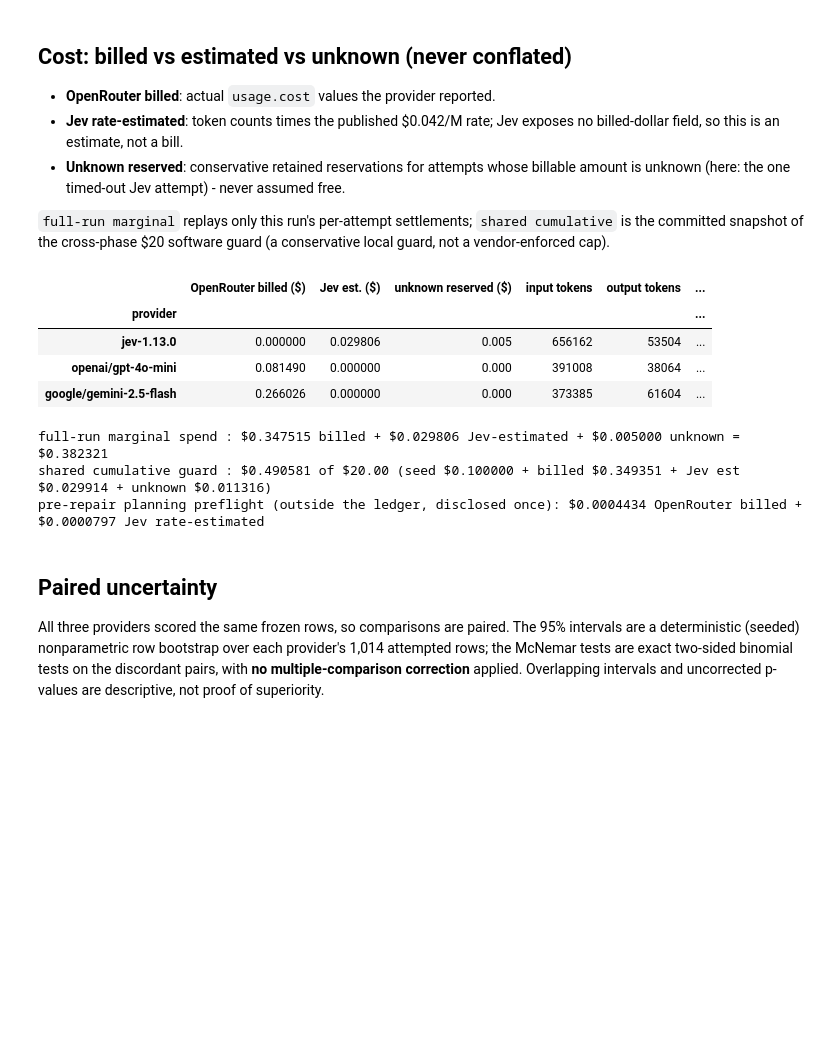
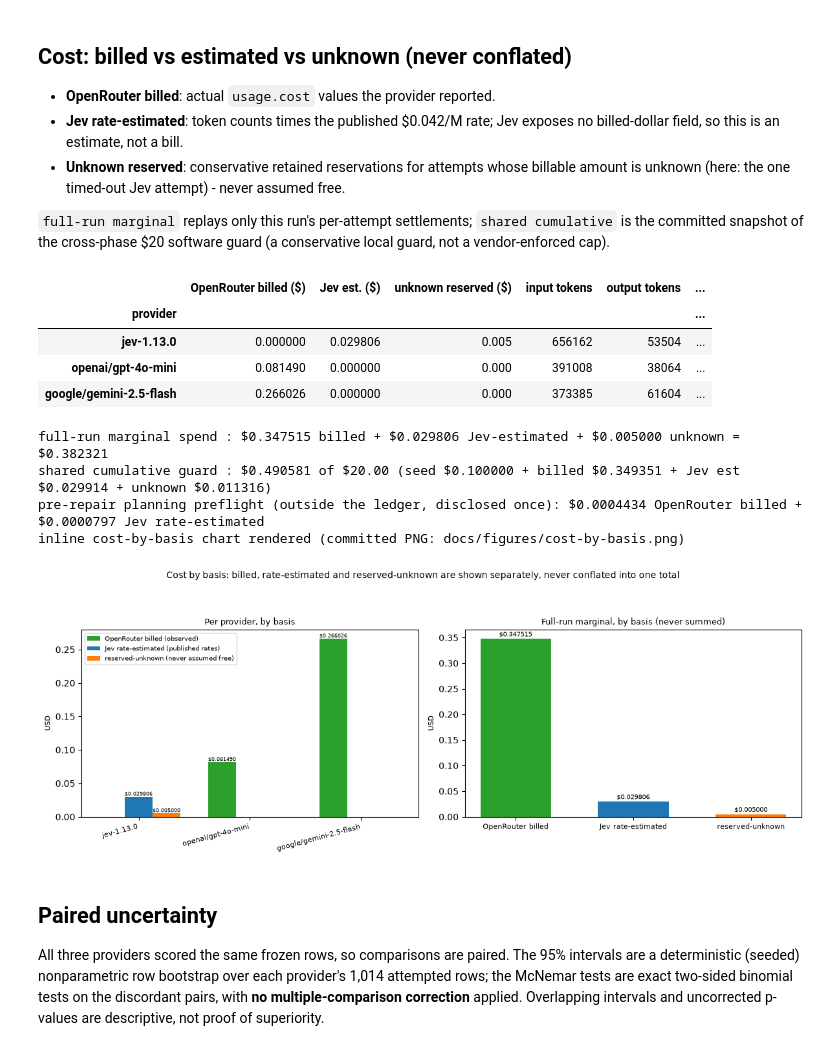
Before and after one commit to sivalingapandian/jev-benchmark-uci-maternal-health-risk, a Jupyter notebook: notebooks/benchmark.ipynb, the cells around one changed output. Saved outputs shown, nothing was run; the diff lists cells and outputs as text; code cells hidden in the pictures; blank space fills up the shorter version.

```diff
--- a/notebooks/benchmark.ipynb
+++ b/notebooks/benchmark.ipynb
@@ -390,33 +397,43 @@ print(
     f"shared cumulative guard : ${shared_budget['exposure']:.6f} of "
     f"${shared_budget['cap']:.2f} (seed ${shared_budget['planning_seed']:.6f} + "
     f"billed ${shared_budget['billed_openrouter']:.6f} + "
     f"Jev est ${shared_budget['estimated_jev']:.6f} + "
     f"unknown ${shared_budget['reserved_unknown']:.6f})"
 )
 
 # The pre-repair planning preflight (committed for cost reconciliation) predates
 # the durable shared ledger; it is neither lost nor double-counted.
 pre_preflight = json.loads((PUBLISHED / "preflight-20261005T182244Z.json").read_text())
 rate = shared_budget["pricing"]["jev_input_rate"]
 tot = {}
 for p in pre_preflight["providers"]:
     u = p["usage_totals"]
     billed = u["cost"] or 0.0
     jev_est = ((u["input_tokens"] or 0) + (u["output_tokens"] or 0)) * rate
     tot[p["requested_model"]] = {"billed": billed, "jev_est": jev_est}
 pf_billed = sum(v["billed"] for v in tot.values())
 pf_jev = sum(v["jev_est"] for v in tot.values())
 print(f"pre-repair planning preflight (outside the ledger, disclosed once): "
       f"${pf_billed:.7f} OpenRouter billed + ${pf_jev:.7f} Jev rate-estimated")
+
+# Same cost-by-basis chart as the committed docs/figures/cost-by-basis.png:
+# billed, rate-estimated and reserved-unknown shown separately, never summed.
+figures_mod.cost_figure(report)
+print(
+    "inline cost-by-basis chart rendered "
+    "(committed PNG: docs/figures/cost-by-basis.png)"
+)
 # %% [output]
 |  | OpenRouter billed ($) | Jev est. ($) | unknown reserved ($) | input tokens | output tokens | ... |
 | provider |  |  |  |  |  | ... |
 | jev-1.13.0 | 0.000000 | 0.029806 | 0.005 | 656162 | 53504 | ... |
 | openai/gpt-4o-mini | 0.081490 | 0.000000 | 0.000 | 391008 | 38064 | ... |
 | google/gemini-2.5-flash | 0.266026 | 0.000000 | 0.000 | 373385 | 61604 | ... |
 full-run marginal spend : $0.347515 billed + $0.029806 Jev-estimated + $0.005000 unknown = $0.382321
 shared cumulative guard : $0.490581 of $20.00 (seed $0.100000 + billed $0.349351 + Jev est $0.029914 + unknown $0.011316)
 pre-repair planning preflight (outside the ledger, disclosed once): $0.0004434 OpenRouter billed + $0.0000797 Jev rate-estimated
+inline cost-by-basis chart rendered (committed PNG: docs/figures/cost-by-basis.png)
+[figure, added]
 # %% [markdown]
 ## Paired uncertainty
 
```
Also changed, not shown: parts of 4 cells of this notebook, 7 other files.
